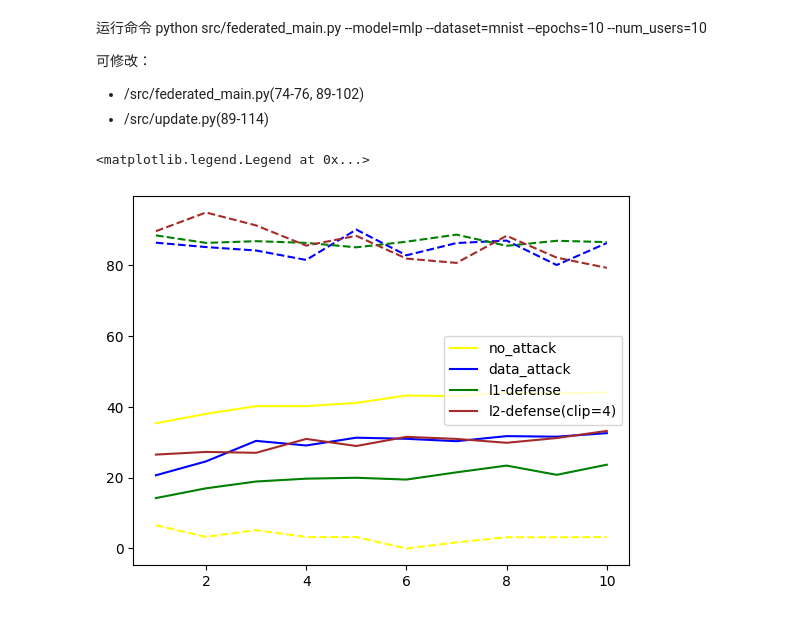
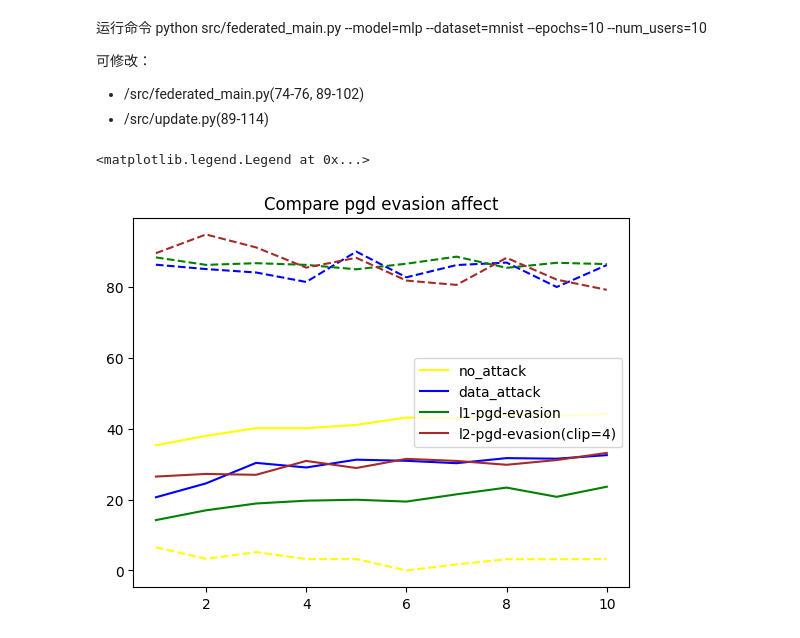
Before and after one commit to 1045334875/federated_learning, a Jupyter notebook: ty_result.ipynb, the cells around one changed output. Cells and saved outputs as stored; diff of their text form; code cells hidden in the pictures.

Commit message:
add defense

```diff
--- a/ty_result.ipynb
+++ b/ty_result.ipynb
@@ -11,6 +11,7 @@ python src/federated_main.py --model=mlp --dataset=mnist --epochs=10 --num_users
 # attack_accuracy = at_acc
 import matplotlib.pyplot as plt
 
+plt.title("Compare pgd evasion affect")
 # no attack
 be_acc4 = [35.33, 38, 40.17, 40.17, 41.08, 43.17, 43, 44, 43.67, 44.08] # 90.42%
 at_acc4 = [6.56, 3.28, 5.17, 3.23, 3.23, 0, 1.72, 3.17, 3.17, 3.23, ] # 2.33%
@@ -20,33 +21,33 @@ plt.plot(x, at_acc4,'--',  color="yellow")
 
 # data poisoning attack
 be_acc = [20.66,24.58, 30.37, 29.07, 31.27, 30.95, 30.28, 31.71, 31.55, 32.55] # 69.17%
 at_acc = [86.30, 85.07, 84.10, 81.43, 90.00, 82.74, 86.2, 86.9,80.00, 86.20] # 95.04%
 x = [1,2,3,4,5,6,7,8,9,10]
 plt.plot(x, be_acc, color="blue", label = 'data_attack')
 plt.plot(x, at_acc,'--',  color="blue")
 
 # data poisoning attack with pgd(l1 clip = 0.0015)
 be_acc2 = [14.22, 16.98, 18.90, 19.7, 19.96, 19.45, 21.49, 23.39,20.79,23.64 ] # 45.86%
 at_acc2 = [88.36, 86.25, 86.73, 86.25, 85, 86.58, 88.57, 85.42, 86.84, 86.47] # 97.67%
 x = [1,2,3,4,5,6,7,8,9,10]
-plt.plot(x, be_acc2, color="green", label = 'l1-defense')
+plt.plot(x, be_acc2, color="green", label = 'l1-pgd-evasion')
 plt.plot(x, at_acc2,'--', color = "green")
 
 # data poisoning attack with pgd(l1 clip = 0.0015)
 be_acc3 = [17.9, 21.25, 24.83, 28.42, 28.17, 29.08, 30.00,34.25, 32.58, 33.75] # 69.47%
 at_acc3 = [94.59, 96.61, 89.19, 96.61, 88.41, 96.55, 94.83, 100, 93.1, 95.24] # 93.97%
 x = [1,2,3,4,5,6,7,8,9,10]
 # plt.plot(x, be_acc3, color="red", label = 'l2-defense(clip=10)')
 # plt.plot(x, at_acc3,'--',  color = "red")
 # plt.legend(loc='best')
 
 # data poisoning attack with pgd(l1 clip = 0.0015)
 be_acc5 = [26.5, 27.25, 27, 30.92, 28.92, 31.5, 30.92, 29.83, 31.17, 33.17] # 65.41%
 at_acc5 = [89.55, 94.83, 91.18, 85.48, 88.24, 81.82, 80.6, 88.24, 82.09, 79.21] # 86.87%
 x = [1,2,3,4,5,6,7,8,9,10]
-plt.plot(x, be_acc5, color="brown", label = 'l2-defense(clip=4)')
+plt.plot(x, be_acc5, color="brown", label = 'l2-pgd-evasion(clip=4)')
 plt.plot(x, at_acc5,'--',  color = "brown")
 plt.legend(loc='best')
 # %% [output]
 <matplotlib.legend.Legend at 0x...>
-[figure, old version]
+[figure, new version]
```
Also changed, not shown: parts of 5 cells of this notebook, 7 other files.
